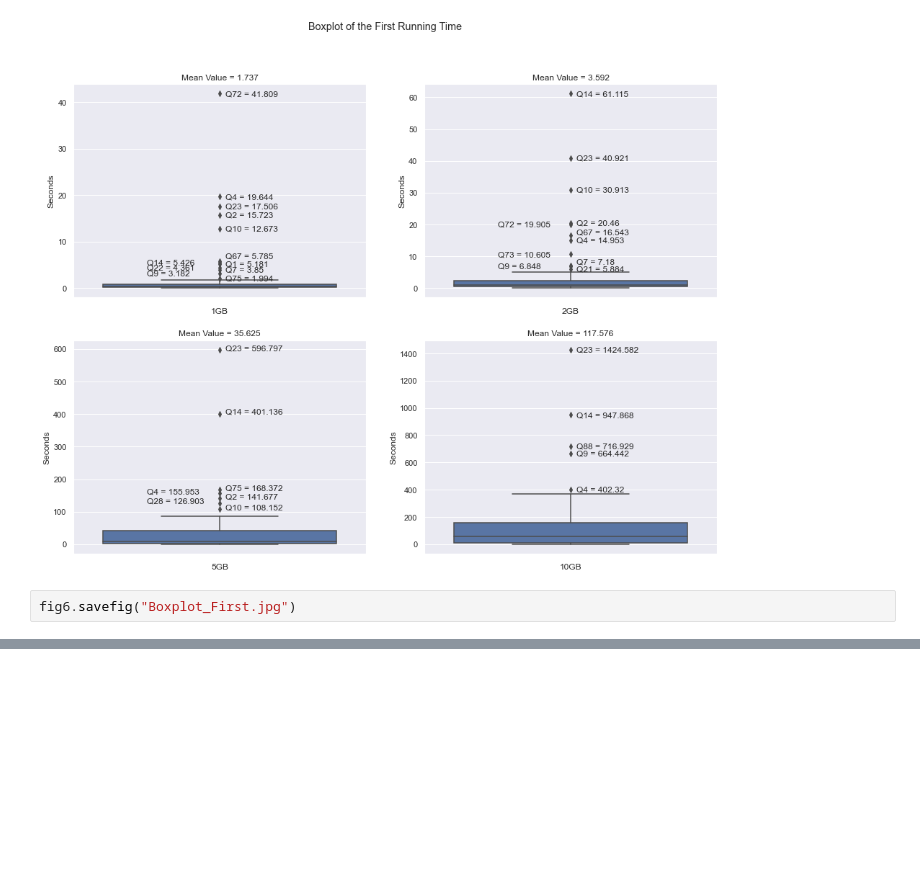
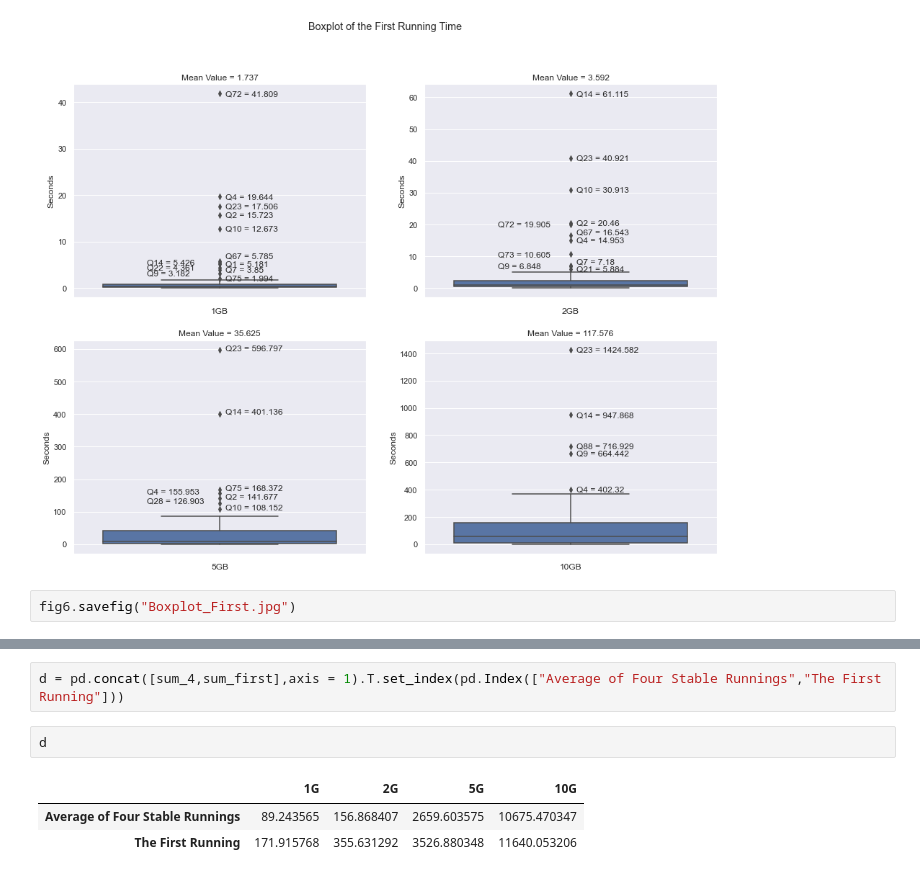
Before and after one commit to xuyou1999/TPC-DS_DW_F2022, a Jupyter notebook: TPC-DS-Result_Visualization.ipynb, the cells around one changed output, grey strips where cells are left out. Drawn from its saved outputs; the diff is of its cells as text; blank space fills up the shorter version.

```diff
--- a/TPC-DS-Result_Visualization.ipynb
+++ b/TPC-DS-Result_Visualization.ipynb
@@ -518,0 +542,8 @@ fig6.savefig("Boxplot_First.jpg")
+# %%
+d = pd.concat([sum_4,sum_first],axis = 1).T.set_index(pd.Index(["Average of Four Stable Runnings","The First Running"]))
+# %%
+d
+# %% [output]
+|  | 1G | 2G | 5G | 10G |
+| Average of Four Stable Runnings | 89.243565 | 156.868407 | 2659.603575 | 10675.470347 |
+| The First Running | 171.915768 | 355.631292 | 3526.880348 | 11640.053206 |
```
Also changed, not shown: parts of 5 cells of this notebook, 1 other file.
